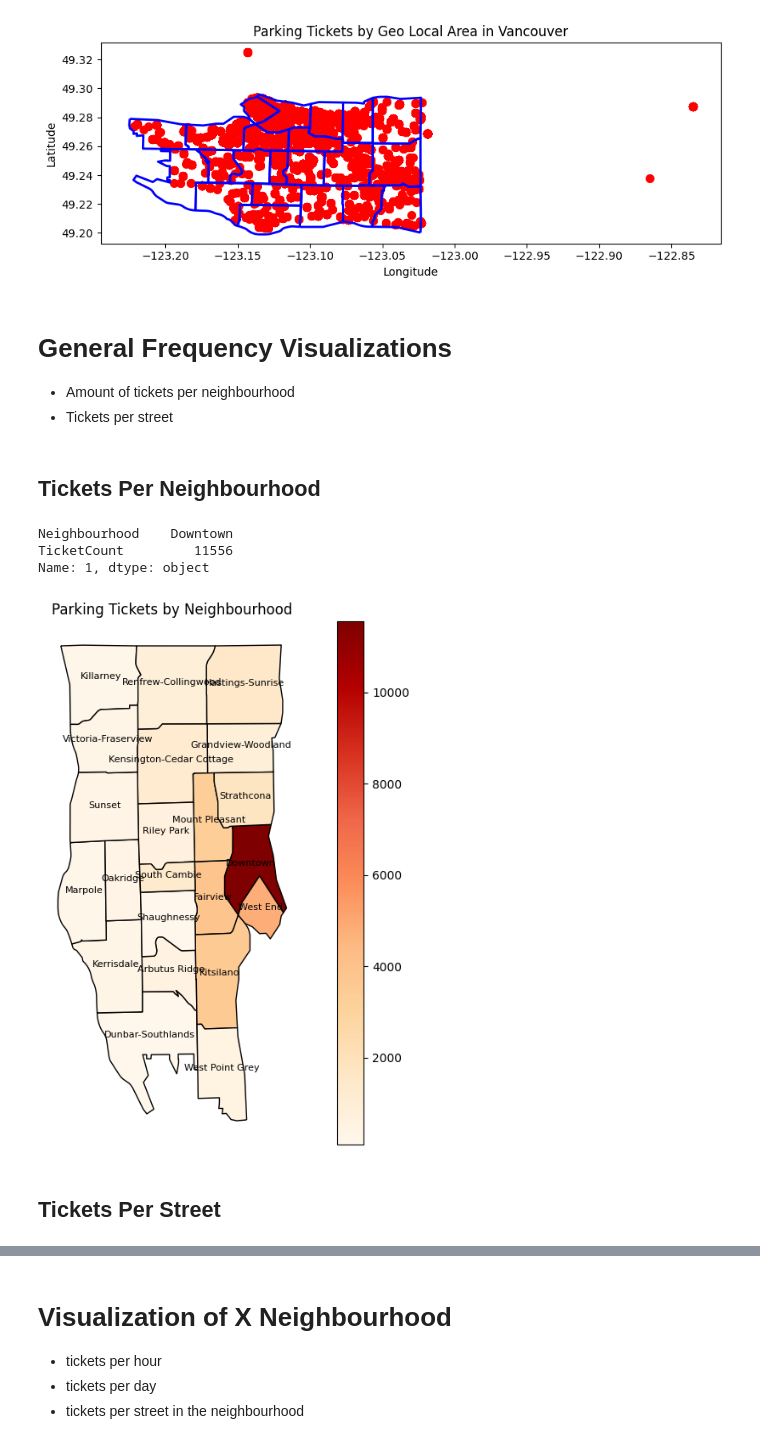
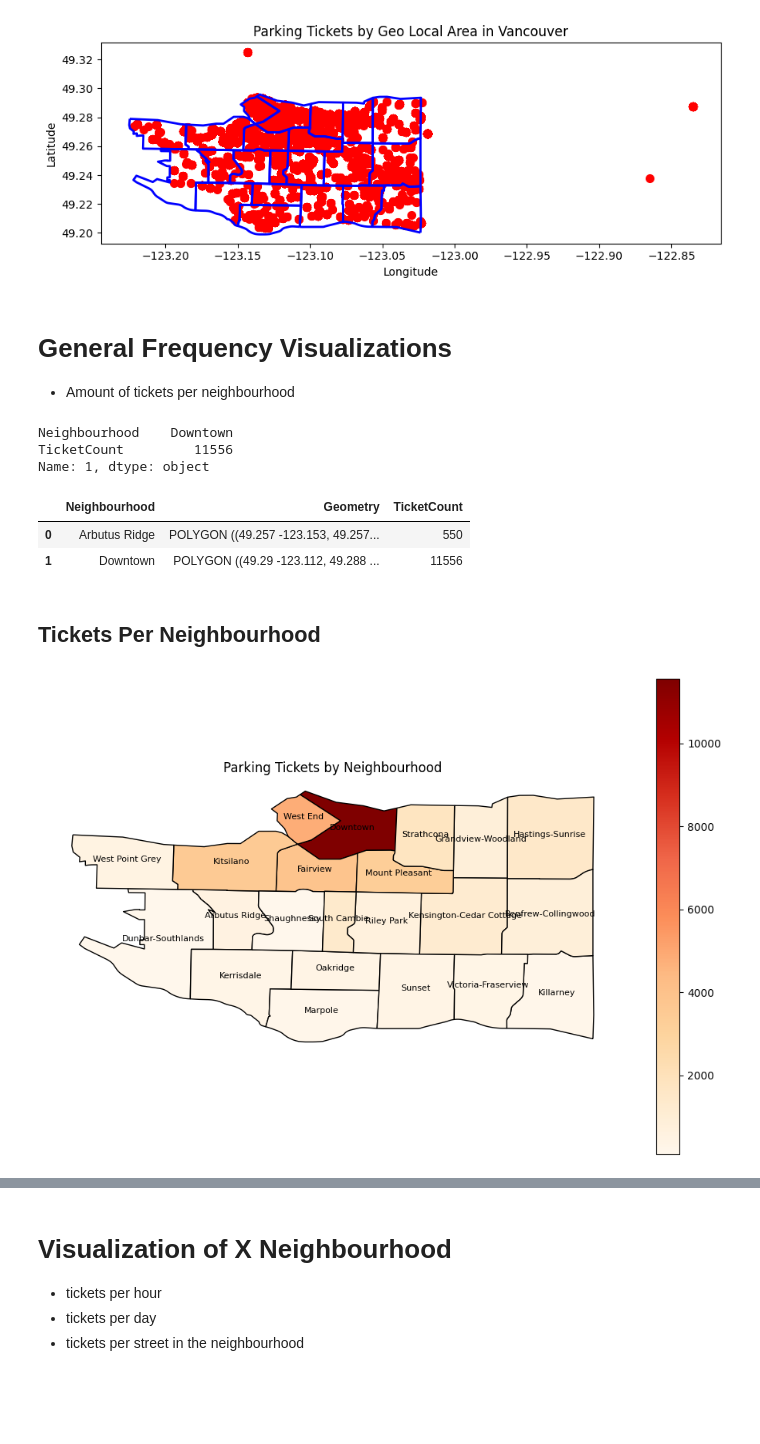
Before and after one commit to nwoods1/Cmpt353Project, a Jupyter notebook: notebooks/2_visualizations.ipynb, the cells around one changed output, grey strips where cells are left out. Drawn from its saved outputs; the diff is of its cells as text; code cells hidden in the pictures; blank space fills up the shorter version.

Commit message:
update tickets per neighbourhood visualization

```diff
--- a/notebooks/2_visualizations.ipynb
+++ b/notebooks/2_visualizations.ipynb
@@ -143,11 +143,8 @@ plt.show()
 # General Frequency Visualizations
 
 * Amount of tickets per neighbourhood
-* Tickets per street
-# %% [markdown]
-## Tickets Per Neighbourhood
 # %%
-grouped_tickets_df = tickets_df.groupby("Neighbourhood").size().reset_index(name="TicketCount")
+grouped_tickets_df = tickets.groupby("Neighbourhood").size().reset_index(name="TicketCount")
 # %%
 # largest_neighbourhood with tickets
 grouped_tickets_df.sort_values("TicketCount", ascending=False).iloc[0]
@@ -158,23 +155,35 @@ Name: 1, dtype: object
 # %%
 neighbourhoods_df = boundaries_df.merge(grouped_tickets_df, left_on="Neighbourhood", right_on="Neighbourhood", how="outer")
 neighbourhoods_df["TicketCount"] = neighbourhoods_df["TicketCount"].fillna(0)
+neighbourhoods_df.head(2)
+# %% [output]
+|  | Neighbourhood | Geometry | TicketCount |
+| 0 | Arbutus Ridge | POLYGON ((49.257 -123.153, 49.257... | 550 |
+| 1 | Downtown | POLYGON ((49.29 -123.112, 49.288 ... | 11556 |
+# %% [markdown]
+## Tickets Per Neighbourhood
 # %%
 fig, ax = plt.subplots(1, 1, figsize=(12, 8))
-neighbourhoods_df.plot(column="TicketCount", cmap="OrRd", legend=True, ax=ax, edgecolor="black")
-for idx, row in boundaries_df.iterrows():
+
+neighbourhoods = neighbourhoods_df.copy()
+neighbourhoods["Geometry"] = neighbourhoods["Geometry"].apply(
+    lambda geom: Polygon([(y, x) for x, y in geom.exterior.coords])
+)
+
+neighbourhoods.plot(column="TicketCount", cmap="OrRd", legend=True, ax=ax, edgecolor="black")
+for idx, row in neighbourhoods.iterrows():
     if not row['Geometry'].is_empty:
         centroid = row['Geometry'].centroid
+
         ax.annotate(
             row['Neighbourhood'],
             xy=(centroid.x, centroid.y),
             fontsize=8,
             ha='center',
             color='black'
         )
 ax.set_title("Parking Tickets by Neighbourhood")
 ax.axis('off')
 plt.show()
 # %% [output]
-[figure, old version]
+[figure, new version]
-# %% [markdown]
-## Tickets Per Street
```
Also changed, not shown: parts of 4 cells of this notebook.
